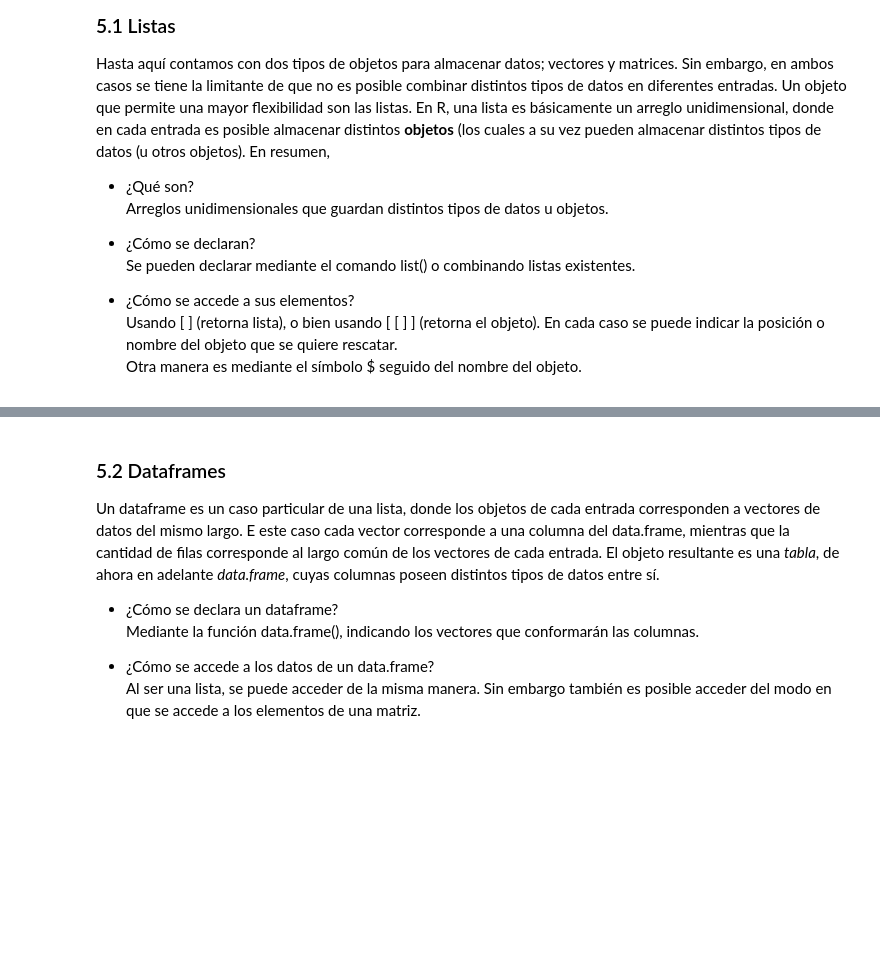
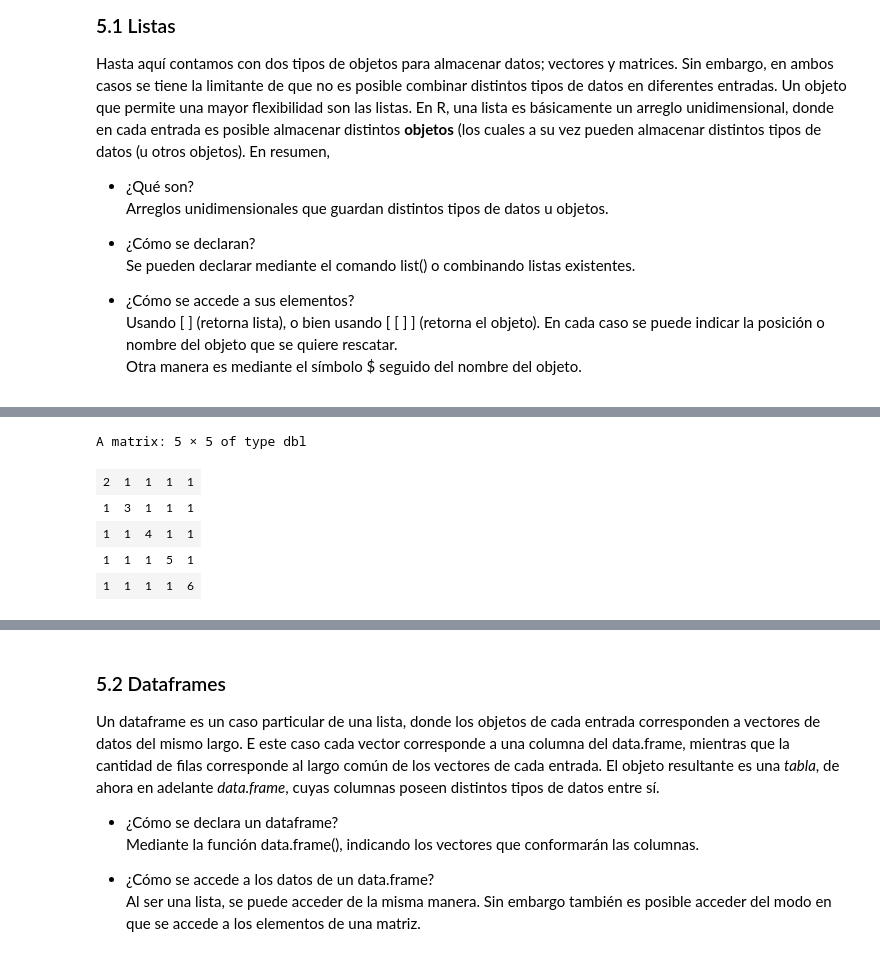
Before and after one commit to majorquev/DBDC_202504_Programacion_en_R_para_ciencia_de_datos, a Jupyter notebook: Clases/Clase2/Clase_2_02_listas_y_dataframes.ipynb, the cells around one changed output, grey strips where cells are left out. Cells and saved outputs as stored; diff of their text form; code cells hidden in the pictures; blank space fills up the shorter version.

```diff
--- a/Clases/Clase2/Clase_2_02_listas_y_dataframes.ipynb
+++ b/Clases/Clase2/Clase_2_02_listas_y_dataframes.ipynb
@@ -91,0 +87,3 @@ $fecha
+# %%
+# Podemos definir listas sin nombres en las entradas
+l2 <- list(-5:0, LETTERS)
@@ -91,0 +157,3 @@ $fecha
+# %%
+# Podemos crear una lista l3, con las dos anteriores unidas.
+l3 <- c(l1,l2)
@@ -91,0 +224,9 @@ $fecha
+# %%
+l3[[4]] + 1
+# %% [output]
+A matrix: 5 × 5 of type dbl
+| 2 | 1 | 1 | 1 | 1 |
+| 1 | 3 | 1 | 1 | 1 |
+| 1 | 1 | 4 | 1 | 1 |
+| 1 | 1 | 1 | 5 | 1 |
+| 1 | 1 | 1 | 1 | 6 |
```
Also changed, not shown: parts of 81 cells of this notebook.
